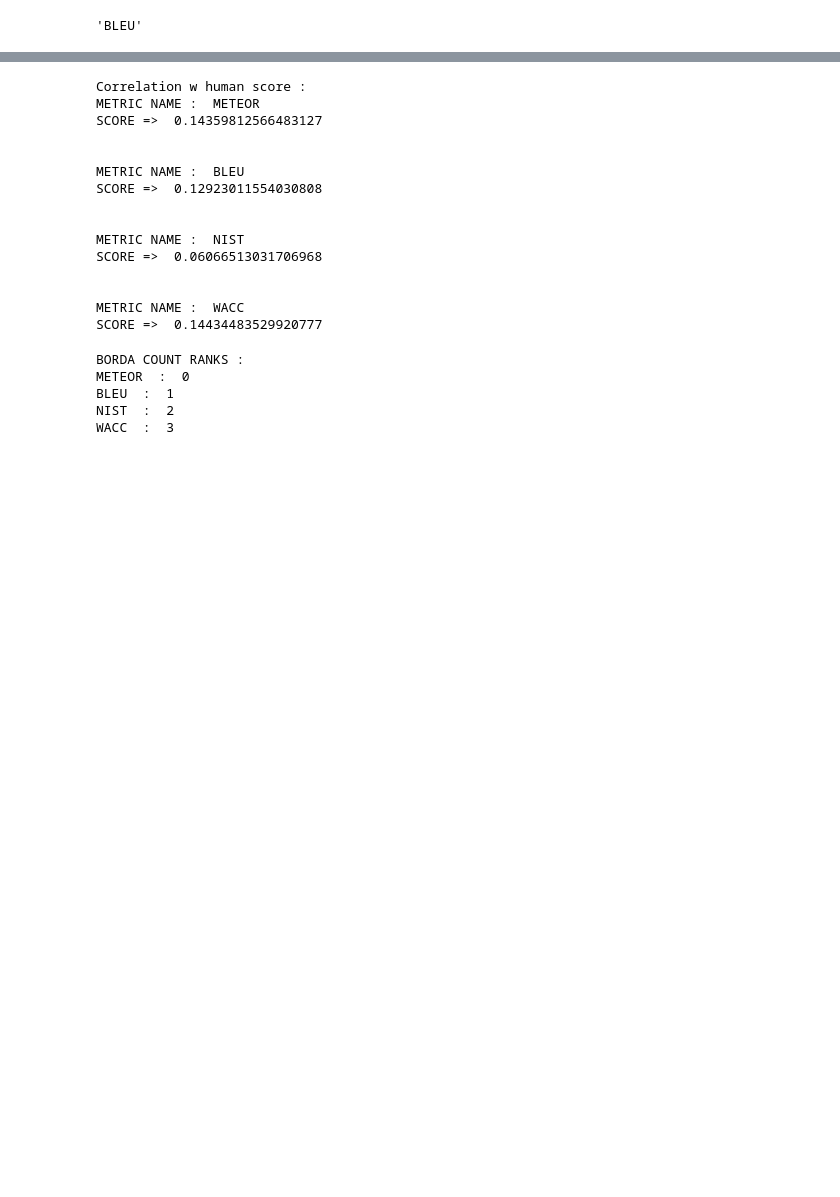
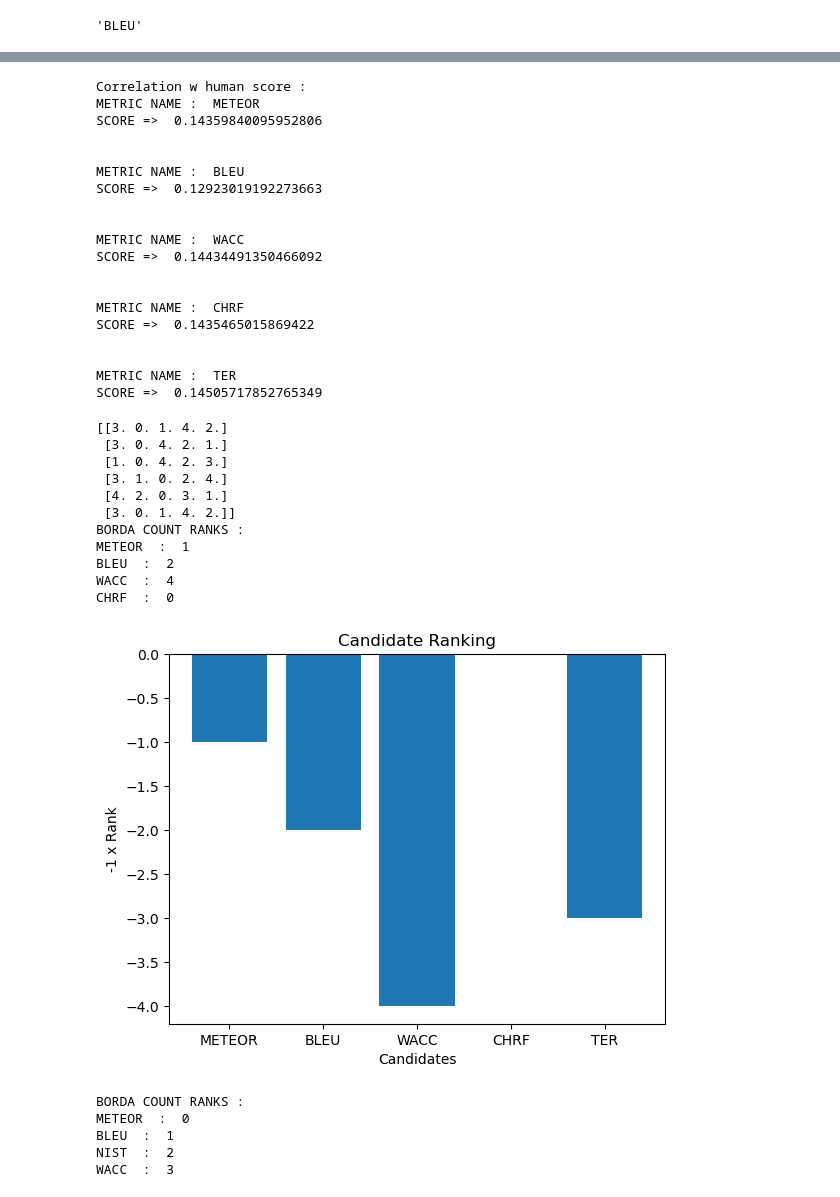
Before and after one commit to henriupton99/nlp-metrics-benchmark, a Jupyter notebook: test_criterions.ipynb, the cells around one changed output, grey strips where cells are left out. Drawn from its saved outputs; the diff is of its cells as text; code cells hidden in the pictures; blank space fills up the shorter version.

Commit message:
Borda benchmark test

```diff
--- a/test_criterions.ipynb
+++ b/test_criterions.ipynb
@@ -10,9 +10,10 @@ import matplotlib.pyplot as plt
 %load_ext autoreload
 %autoreload 2
 sys.path.append("./code")
+from metrics import METEOR, BLEU, WACC, CHRF, TER, compute_metrics
 from criterions import compute_correlation, domain_coverage, bad_quality_detection, Borda_count
 
-metrics = [METEOR, BLEU, NIST, WACC]
+metrics = [METEOR, BLEU, WACC, CHRF, TER]
 # %% [output]
 The autoreload extension is already loaded. To reload it, use:
   %reload_ext autoreload
@@ -86,19 +87,51 @@ for metric in metrics:
 # %% [output]
 Correlation w human score :
 METRIC NAME :  METEOR
-SCORE =>  0.14359812566483127
+SCORE =>  0.14359840095952806
 
 
 METRIC NAME :  BLEU
-SCORE =>  0.12923011554030808
-
-
-METRIC NAME :  NIST
-SCORE =>  0.06066513031706968
+SCORE =>  0.12923019192273663
 
 
 METRIC NAME :  WACC
-SCORE =>  0.14434483529920777
+SCORE =>  0.14434491350466092
+
+
+METRIC NAME :  CHRF
+SCORE =>  0.1435465015869422
+
+
+METRIC NAME :  TER
+SCORE =>  0.14505717852765349
+# %%
+borda_count_ranks = Borda_count(
+                        data = data,
+                        metrics = metrics,
+                        correlation_type = "spearman"
+                    )
+print("BORDA COUNT RANKS : ")
+for n in range(N):
+    print(str(metrics[n].__name__) , " : ", borda_count_ranks[n])
+
+plt.bar([str(metric.__name__) for metric in metrics], -1*borda_count_ranks)
+plt.xlabel('Candidates')
+plt.ylabel('-1 x Rank')
+plt.title('Candidate Ranking')
+plt.show()
+# %% [output]
+[[3. 0. 1. 4. 2.]
+ [3. 0. 4. 2. 1.]
+ [1. 0. 4. 2. 3.]
+ [3. 1. 0. 2. 4.]
+ [4. 2. 0. 3. 1.]
+ [3. 0. 1. 4. 2.]]
+BORDA COUNT RANKS :
+METEOR  :  1
+BLEU  :  2
+WACC  :  4
+CHRF  :  0
+[figure, added]
 # %%
 data = pd.read_csv("./data/metrics_scores.csv")
 L = len(data.domain.unique())
```
Also changed, not shown: parts of 3 cells of this notebook, 9 other files.
